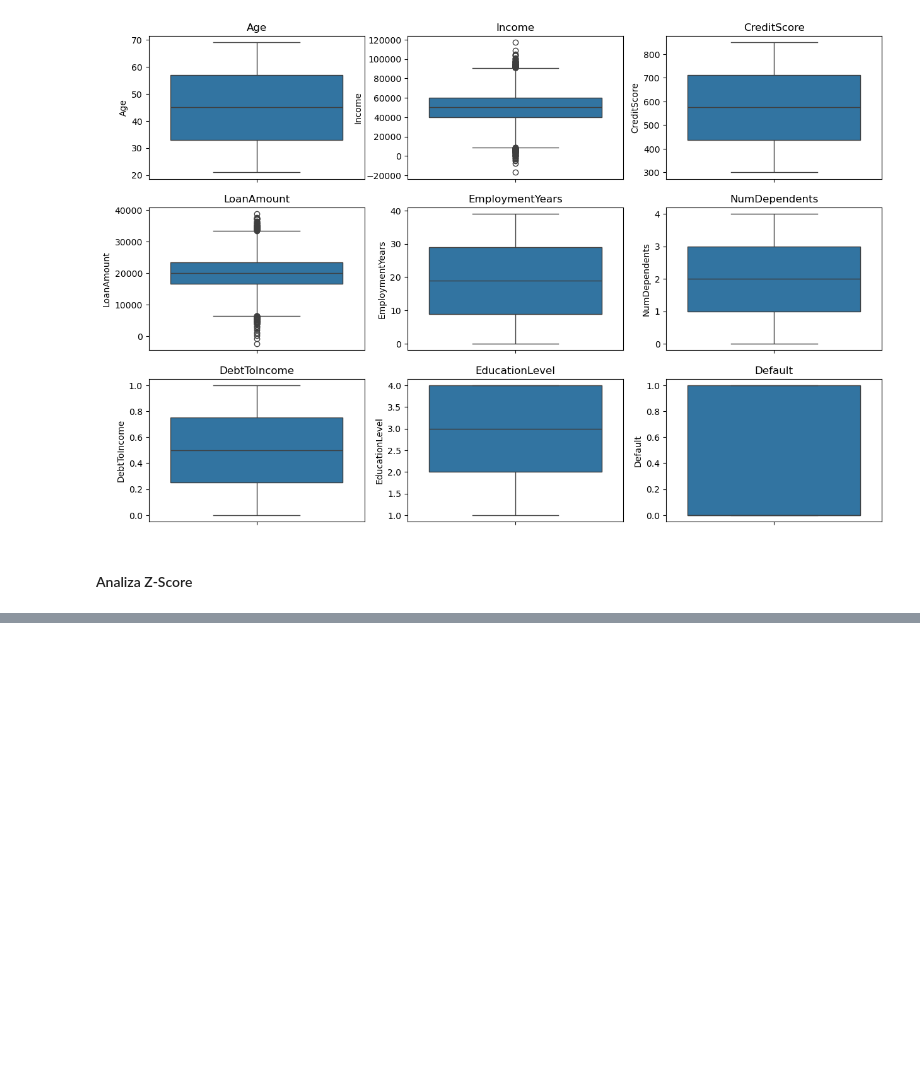
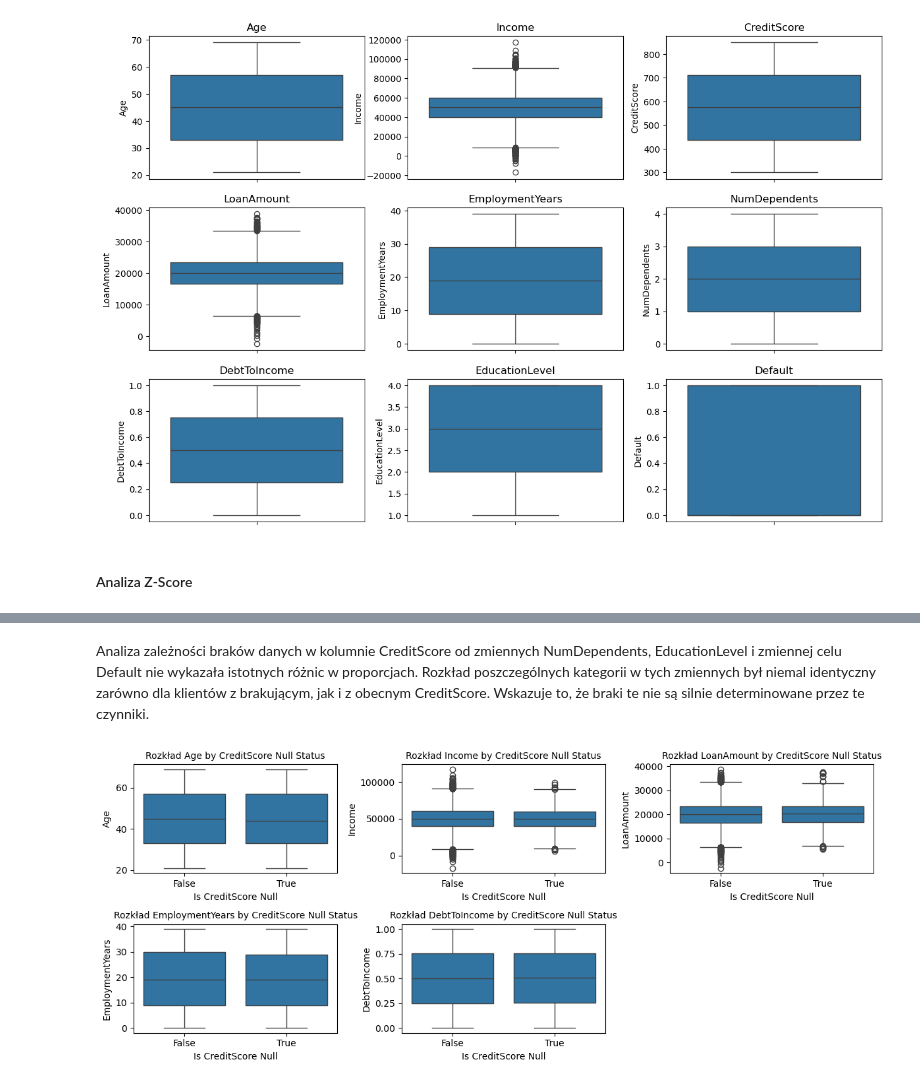
Before and after one commit to malgorzatakukielka/default, a Jupyter notebook: analiza.ipynb, the cells around one changed output, grey strips where cells are left out. Cells and saved outputs as stored; diff of their text form; code cells hidden in the pictures; blank space fills up the shorter version.

```diff
--- a/analiza.ipynb
+++ b/analiza.ipynb
@@ -156,0 +176,21 @@ tabela_statystyczna
+# %% [markdown]
+Analiza zależności braków danych w kolumnie CreditScore od zmiennych NumDependents, EducationLevel i zmiennej celu Default nie wykazała istotnych różnic w proporcjach. Rozkład poszczególnych kategorii w tych zmiennych był niemal identyczny zarówno dla klientów z brakującym, jak i z obecnym CreditScore. Wskazuje to, że braki te nie są silnie determinowane przez te czynniki.
+# %%
+vars2 = ['Age', 'Income', 'LoanAmount', 'EmploymentYears', 'DebtToIncome']
+fig = plt.figure(figsize=(12, 5))
+
+for i, var in enumerate(vars2):
+    ax = fig.add_subplot(2, 3, i + 1)
+    sns.boxplot(
+        x=train_df['CreditScore'].isnull(),
+        y=train_df[var],
+        ax=ax
+    )
+    ax.set_title(f'Rozkład {var} by CreditScore Null Status', fontsize=10)
+    ax.set_xlabel('Is CreditScore Null')
+    ax.set_ylabel(var)
+
+plt.tight_layout()
+plt.show()
+# %% [output]
+[figure, added]
```
Also changed, not shown: parts of 3 cells of this notebook.
